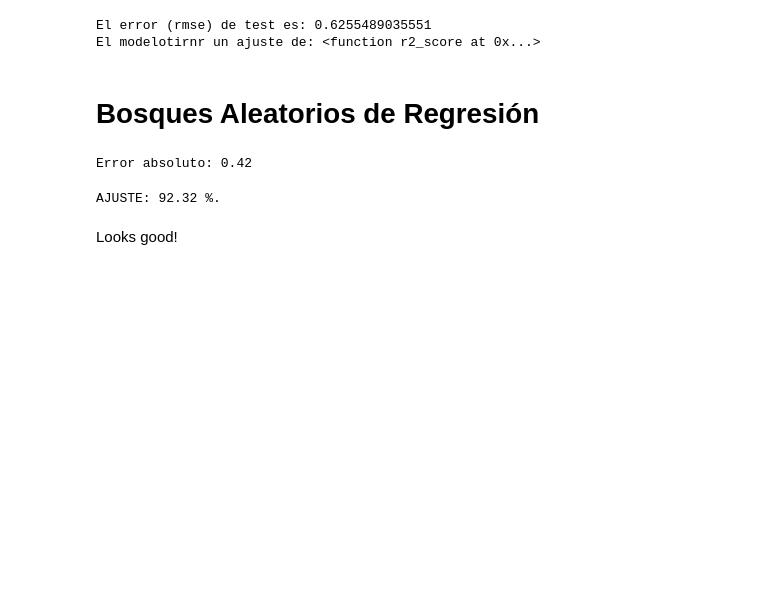
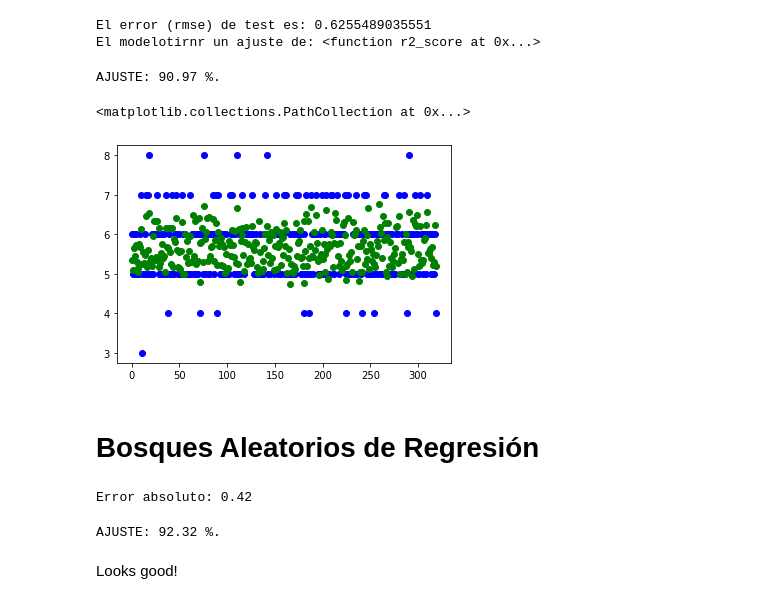
Before and after one commit to roxyconstantine-dev/Proyecto_vino, a Jupyter notebook: Untitled10.ipynb, the cells around one changed output. Saved outputs shown, nothing was run; the diff lists cells and outputs as text; code cells hidden in the pictures; blank space fills up the shorter version.

```diff
--- a/Untitled10.ipynb
+++ b/Untitled10.ipynb
@@ -314,19 +324,31 @@ rmse_lm = mean_squared_error(
 print(f"El error (rmse) de test es: {rmse_lm}")
 
 from sklearn.metrics import r2_score
-y_true  = y_test
-y_pred  = predicciones
-r2_score(y_true,y_pred)
-r2=r2_score.to
+y_true_rg  = y_test
+y_pred_rg  = predicciones
+r2_score(y_true_rg,y_pred_rg)
+r2=r2_score
 print("El modelotirnr un ajuste de:",r2_score)
 # %% [output]
 El error (rmse) de test es: 0.6255489035551
 El modelotirnr un ajuste de: <function r2_score at 0x...>
+# %%
+errors = abs(y_pred_rg - y_true_rg)
+# Calculate mean absolute percentage error (MAPE)
+mape = 100 * (errors / y_true_rg)
+# Calculate and display accuracy
+accuracy = 100 - np.mean(mape)
+print('AJUSTE:', round(accuracy, 2), '%.')
+# %% [output]
+AJUSTE: 90.97 %.
 # %%
 import matplotlib.pyplot as plt
-x = range(len(y_test))
-pl.scatter(x,y_test,color='blue')
-pl.scatter(x,predictions)
+x = range(len(y_true_rg))
+pl.scatter(x,y_true_rg,color='blue')
+pl.scatter(x,y_pred_rg,color='green')
+# %% [output]
+<matplotlib.collections.PathCollection at 0x...>
+[figure, added]
 # %% [markdown]
 # **Bosques Aleatorios de Regresión**
 # %%
```
Also changed, not shown: parts of 6 cells of this notebook.
